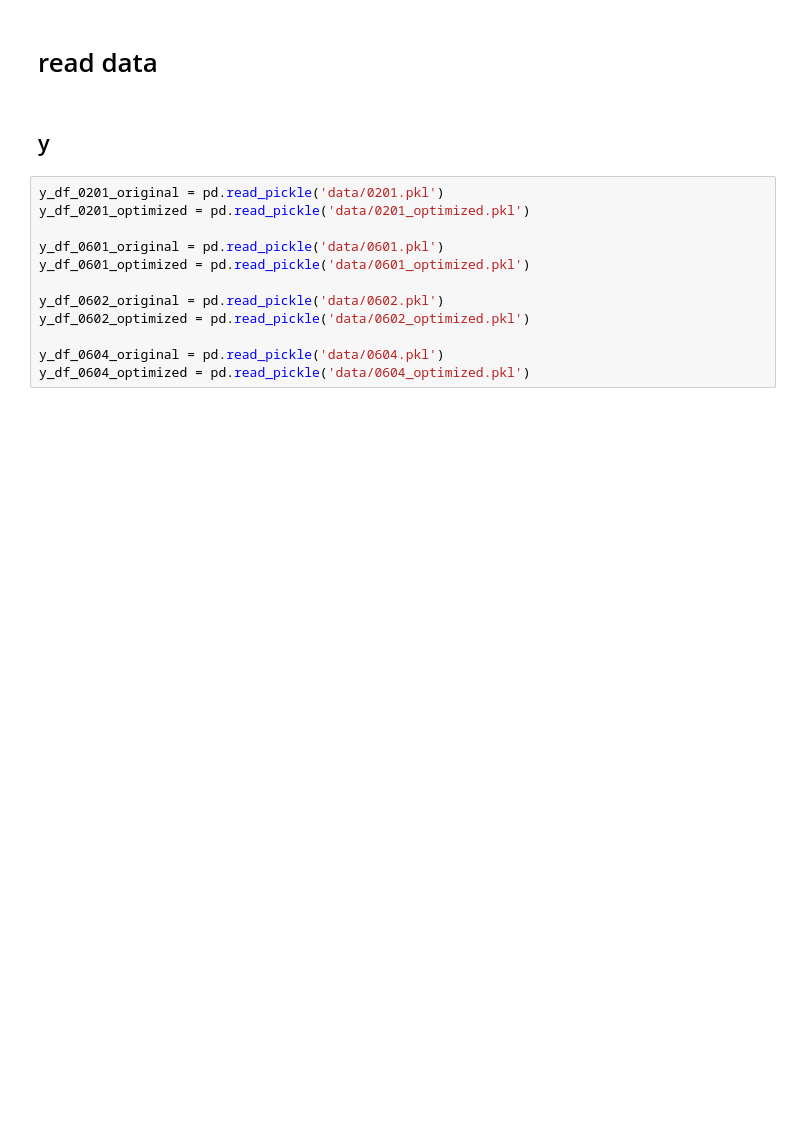
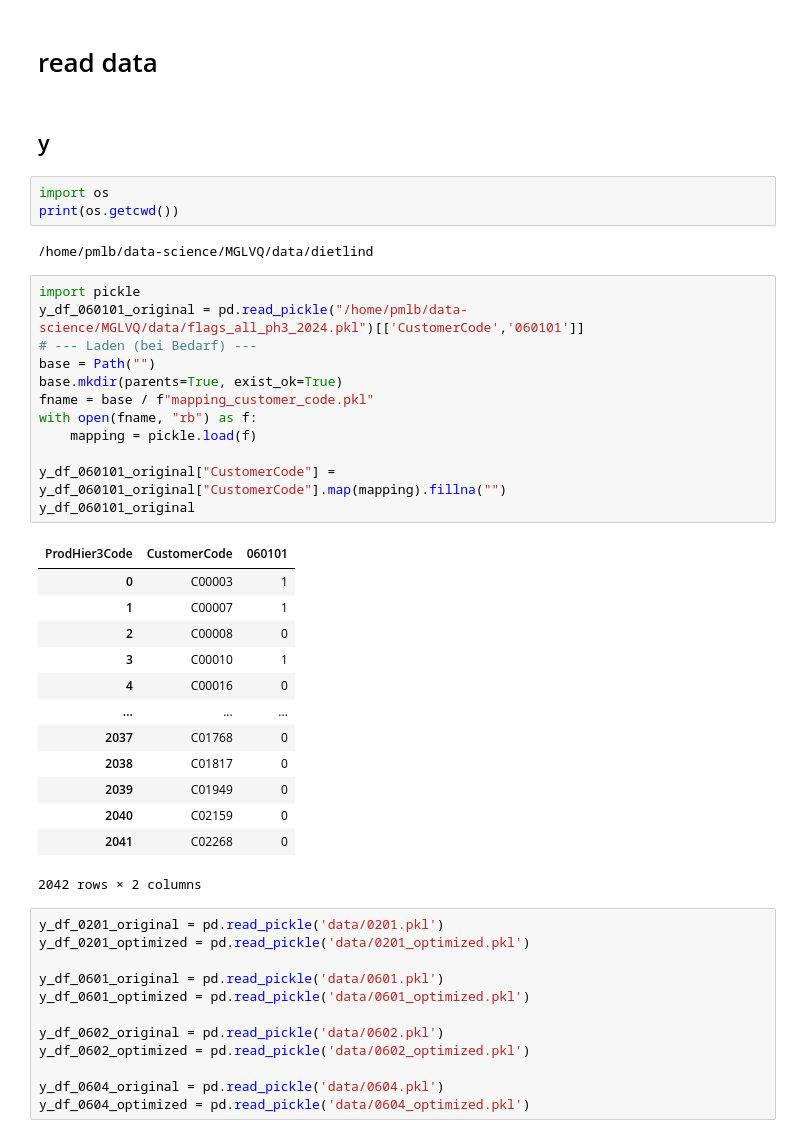
Before and after one commit to LukasBader31415/M3GLVQ, a Jupyter notebook: evaluation_short.ipynb, the cells around one changed output. Cells and saved outputs as stored; diff of their text form; blank space fills up the shorter version.

```diff
--- a/evaluation_short.ipynb
+++ b/evaluation_short.ipynb
@@ -30,6 +31,37 @@ To enable the following instructions: AVX2 AVX512F AVX512_VNNI FMA, in other ope
 # read data
 # %% [markdown]
 ## y
+# %%
+import os
+print(os.getcwd())
+# %% [output]
+/home/pmlb/data-science/MGLVQ/data/dietlind
+# %%
+import pickle
+y_df_060101_original = pd.read_pickle("/home/pmlb/data-science/MGLVQ/data/flags_all_ph3_2024.pkl")[['CustomerCode','060101']]
+# --- Laden (bei Bedarf) ---
+base = Path("")
+base.mkdir(parents=True, exist_ok=True)
+fname = base / f"mapping_customer_code.pkl"
+with open(fname, "rb") as f:
+    mapping = pickle.load(f)
+
+y_df_060101_original["CustomerCode"] = y_df_060101_original["CustomerCode"].map(mapping).fillna("")
+y_df_060101_original
+# %% [output]
+| ProdHier3Code | CustomerCode | 060101 |
+| 0 | C00003 | 1 |
+| 1 | C00007 | 1 |
+| 2 | C00008 | 0 |
+| 3 | C00010 | 1 |
+| 4 | C00016 | 0 |
+| ... | ... | ... |
+| 2037 | C01768 | 0 |
+| 2038 | C01817 | 0 |
+| 2039 | C01949 | 0 |
+| 2040 | C02159 | 0 |
+| 2041 | C02268 | 0 |
+2042 rows × 2 columns
 # %%
 y_df_0201_original = pd.read_pickle('data/0201.pkl')
 y_df_0201_optimized = pd.read_pickle('data/0201_optimized.pkl')
```
Also changed, not shown: parts of 26 cells of this notebook, 5 other files.
